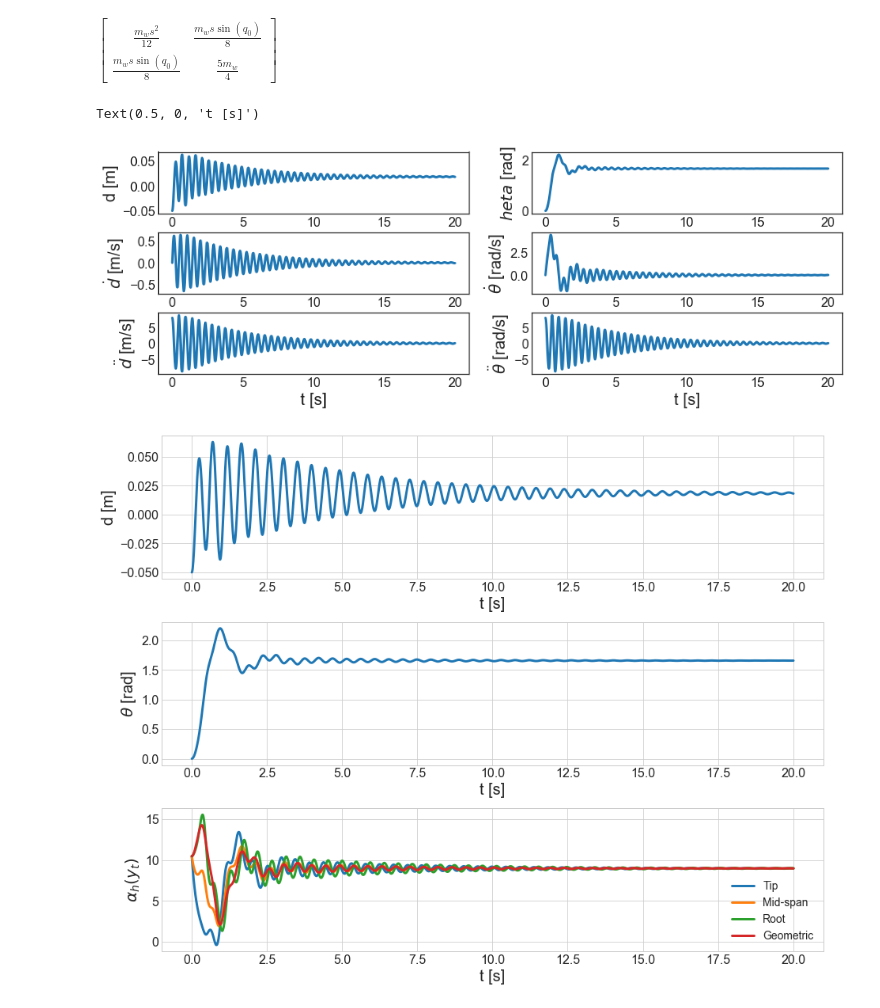
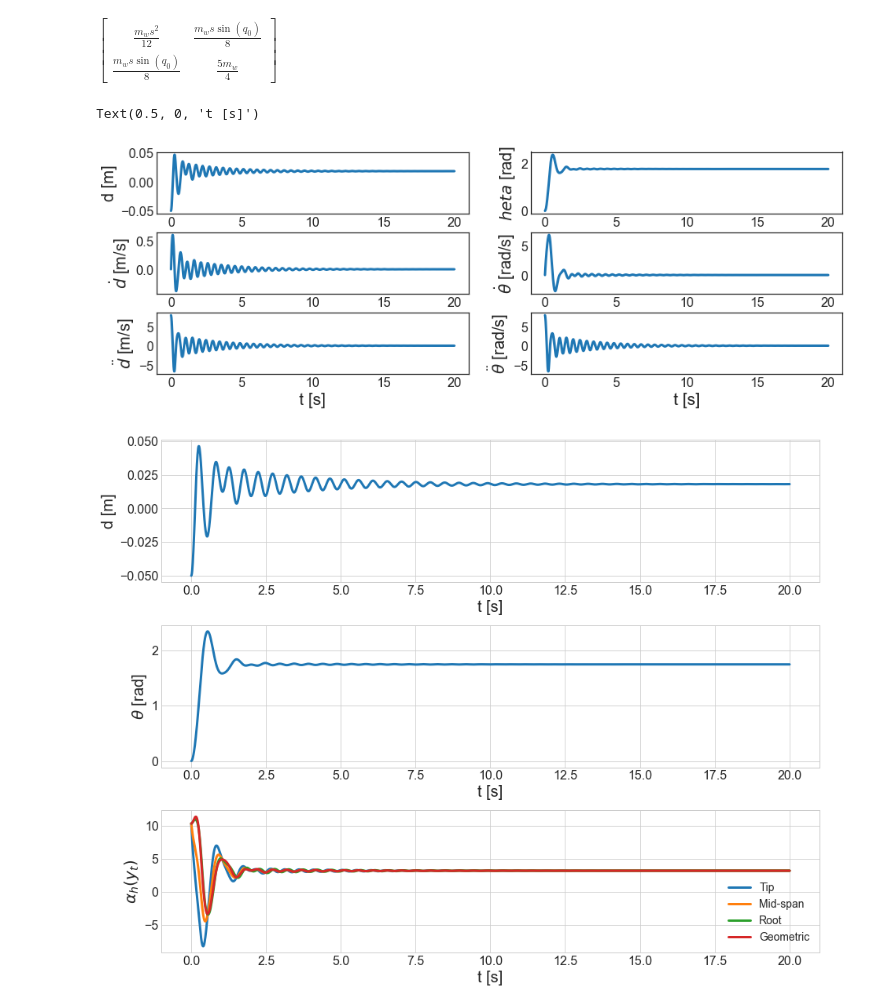
Before and after one commit to fh9g12/FwtModels, a Jupyter notebook: Workbooks/4_NLP-VS_aero_forces/Make a more explict test case.ipynb, the cells around one changed output. Cells and saved outputs as stored; diff of their text form; code cells hidden in the pictures.

```diff
--- a/Workbooks/4_NLP-VS_aero_forces/Make a more explict test case.ipynb
+++ b/Workbooks/4_NLP-VS_aero_forces/Make a more explict test case.ipynb
@@ -46,9 +46,9 @@ U = p.m*p.g*(-p.l*sym.cos(p.q[0])) + half*p.k*(p.q[1])**2
 
 # Transform for the mass
 wing_frame = symt.HomogenousTransform().Translate(0,0,p.q[1])
-fwt_frame = wing_frame.R_x(-sym.pi*sym.Rational(1,2)+p.q[0])
+fwt_frame = wing_frame.R_x(sym.pi*sym.Rational(1,2)+p.q[0])
 fwt_com_frame = fwt_frame.Translate(0,p.l,0)
-rot = sym.Matrix([-sym.pi*sym.Rational(1,2)+p.q[0],0,0])
+rot = sym.Matrix([sym.pi*sym.Rational(1,2)+p.q[0],0,0])
 
 
 mw = dof2.RigidElement.PointMass(wing_frame,sym.Matrix([0,0,0]),p.m_w)
@@ -77,10 +77,10 @@ tmax, dt = 20, 0.01
 
 #set velocity and alpha_r funcs
 def Vfunc(t,x):
-    return 18
+    return 30
 
 def arfunc(t,x):
-    return np.deg2rad(10)
+    return np.deg2rad(5)
     #return np.deg2rad(5)+np.sin(2*np.pi*1*t)*np.deg2rad(5)
 
 p.V.value = Vfunc
@@ -109,34 +109,34 @@ axes[0][0].plot(t,yi[2])
 axes[0][0].set_ylabel('d [m]')
 axes[0][0].set_xlabel('t [s]')
 
 # theta plot
 axes[0][1].plot(t,yi[0])
 axes[0][1].set_ylabel('$\theta$ [rad]')
 axes[0][1].set_xlabel('t [s]')
 
 
 # ddot plot
 axes[1][0].plot(t,yi[3])
 axes[1][0].set_ylabel('$\dot{d}$ [m/s]')
 axes[1][0].set_xlabel('t [s]')
 
 # thetadot plot
 axes[1][1].plot(t,yi[1])
 axes[1][1].set_ylabel(r'$\dot{\theta}$ [rad/s]')
 axes[1][1].set_xlabel('t [s]')
 
 # ddot plot
 axes[2][0].plot(t,yi[4])
 axes[2][0].set_ylabel('$\ddot{d}$ [m/s]')
 axes[2][0].set_xlabel('t [s]')
 
 # thetadot plot
 axes[2][1].plot(t,yi[5])
 axes[2][1].set_ylabel(r'$\ddot{\theta}$ [rad/s]')
 axes[2][1].set_xlabel('t [s]')
 # %% [output]
 Text(0.5, 0, 't [s]')
-[figure, old version]
+[figure, new version]
 # %%
 plt.style.use('seaborn-whitegrid')
 plt.style.use(r'C:\Users\qe19391\OneDrive - University of Bristol\Documents\Projects\FWTD modelling\Styles\presentation.mplstyle')
@@ -179,7 +179,7 @@ axes[2].set_xlabel('t [s]')
 PhotoDir = r'C:\Users\qe19391\OneDrive - University of Bristol\Documents\Projects\FWTD modelling\Videos & Photos'+'\\'
 plt.savefig(PhotoDir + r'ModelStates.png',transparent=True,bbox_inches='tight')
 # %% [output]
-[figure, old version]
+[figure, new version]
 # %%
 import matplotlib.animation as animation
 from IPython.display import HTML
```
Also changed, not shown: parts of 1 cell of this notebook, 1 other file.
